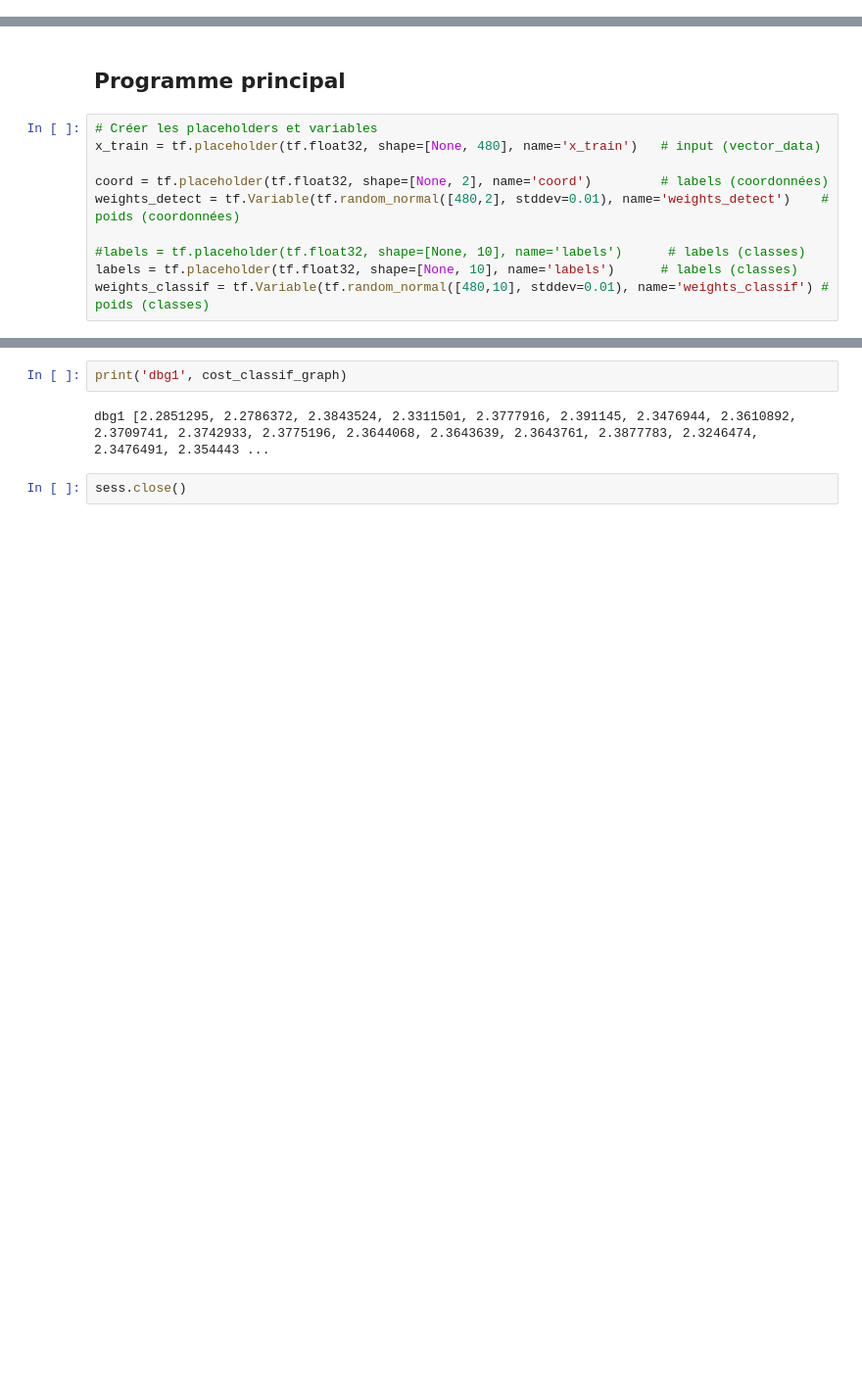
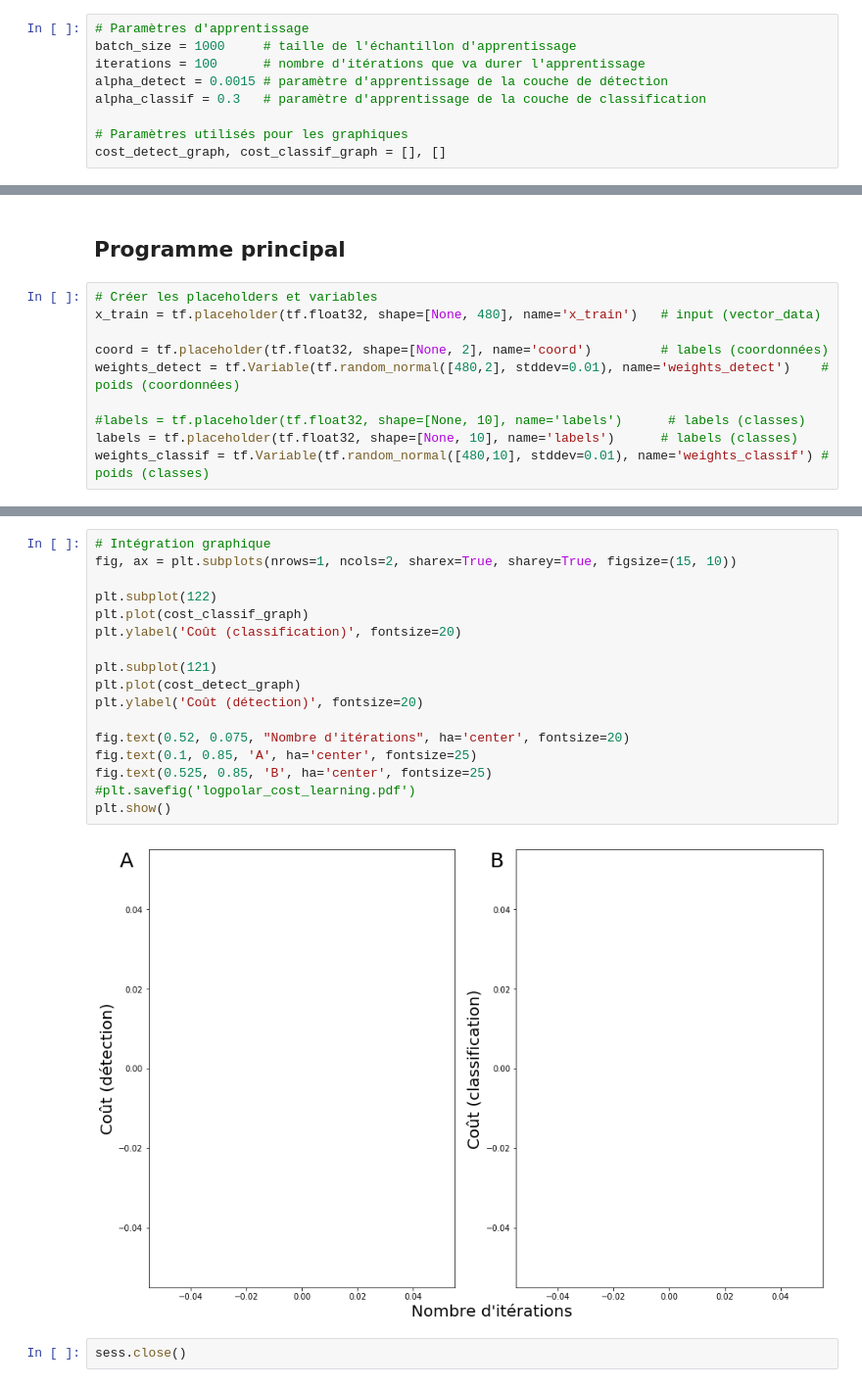
Before and after one commit to pierrealbiges/ActiveVision, a Jupyter notebook: Notebooks/mnist-logPolar-encoding.ipynb, the cells around one changed output, grey strips where cells are left out. Shown at 98% size. Saved outputs shown, nothing was run; the diff lists cells and outputs as text; blank space fills up the shorter version.

Commit message:
Nouveaux graphiques

```diff
--- a/Notebooks/mnist-logPolar-encoding.ipynb
+++ b/Notebooks/mnist-logPolar-encoding.ipynb
@@ -327 +323,10 @@ alpha_classif = 0.3 #valeur d'origine : 0.3, augmentation en cours pour tests
+# %%
+# Paramètres d'apprentissage
+batch_size = 1000     # taille de l'échantillon d'apprentissage
+iterations = 100      # nombre d'itérations que va durer l'apprentissage
+alpha_detect = 0.0015 # paramètre d'apprentissage de la couche de détection
+alpha_classif = 0.3   # paramètre d'apprentissage de la couche de classification
+
+# Paramètres utilisés pour les graphiques
+cost_detect_graph, cost_classif_graph = [], []
 # %%
@@ -456,7 +437,22 @@ iteration # 19
-# %%
-print('dbg1', cost_classif_graph)
-# %% [output]
-dbg1 [2.2851295, 2.2786372, 2.3843524, 2.3311501, 2.3777916, 2.391145, 2.3476944, 2.3610892, 2.3709741, 2.3742933, 2.3775196, 2.3644068, 2.3643639, 2.3643761, 2.3877783, 2.3246474, 2.3476491, 2.354443 ...
+# %%
+# Intégration graphique
+fig, ax = plt.subplots(nrows=1, ncols=2, sharex=True, sharey=True, figsize=(15, 10))
+
+plt.subplot(122)
+plt.plot(cost_classif_graph)
+plt.ylabel('Coût (classification)', fontsize=20)
+
+plt.subplot(121)
+plt.plot(cost_detect_graph)
+plt.ylabel('Coût (détection)', fontsize=20)
+
+fig.text(0.52, 0.075, "Nombre d'itérations", ha='center', fontsize=20)
+fig.text(0.1, 0.85, 'A', ha='center', fontsize=25)
+fig.text(0.525, 0.85, 'B', ha='center', fontsize=25)
+#plt.savefig('logpolar_cost_learning.pdf')
+plt.show()
+# %% [output]
+[figure, added]
 # %%
 sess.close()
 # %% [markdown]
```
Also changed, not shown: parts of 10 cells of this notebook.
